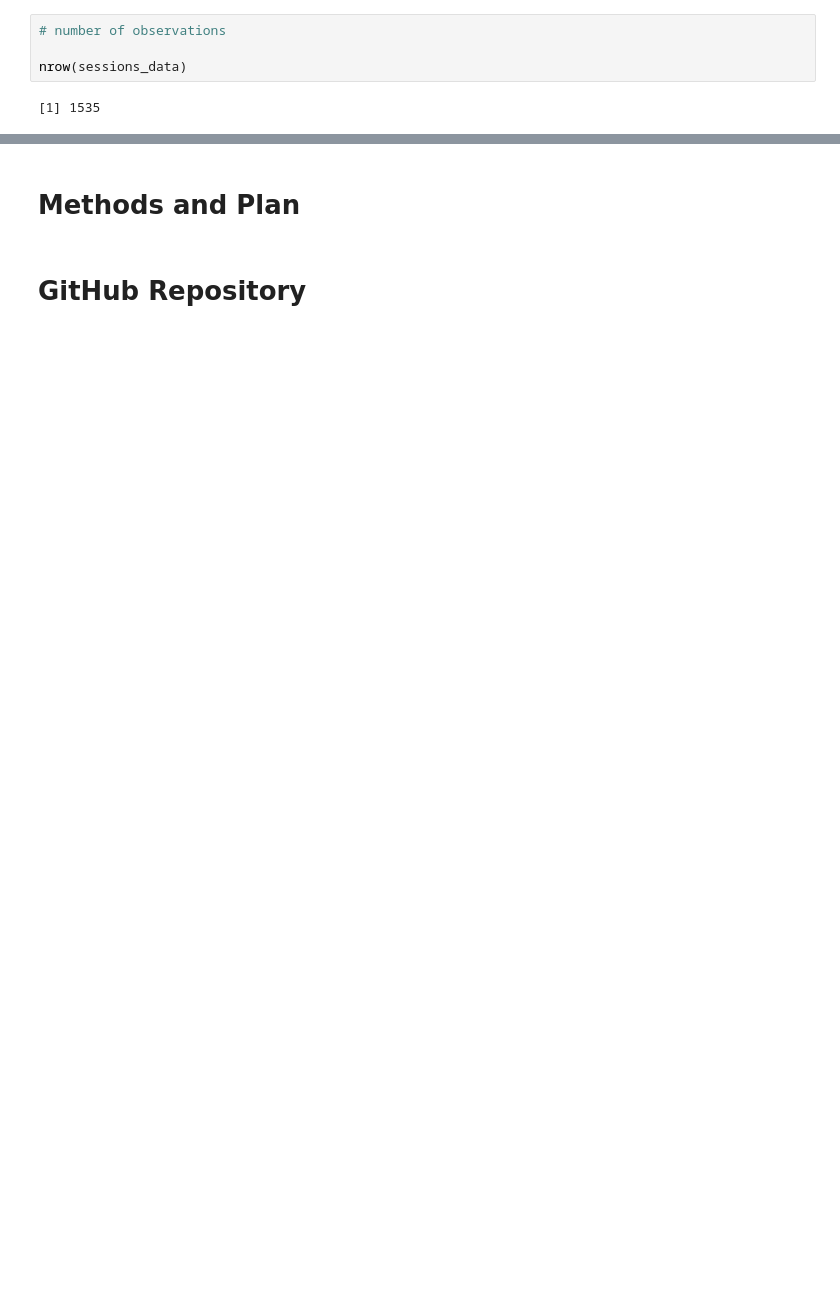
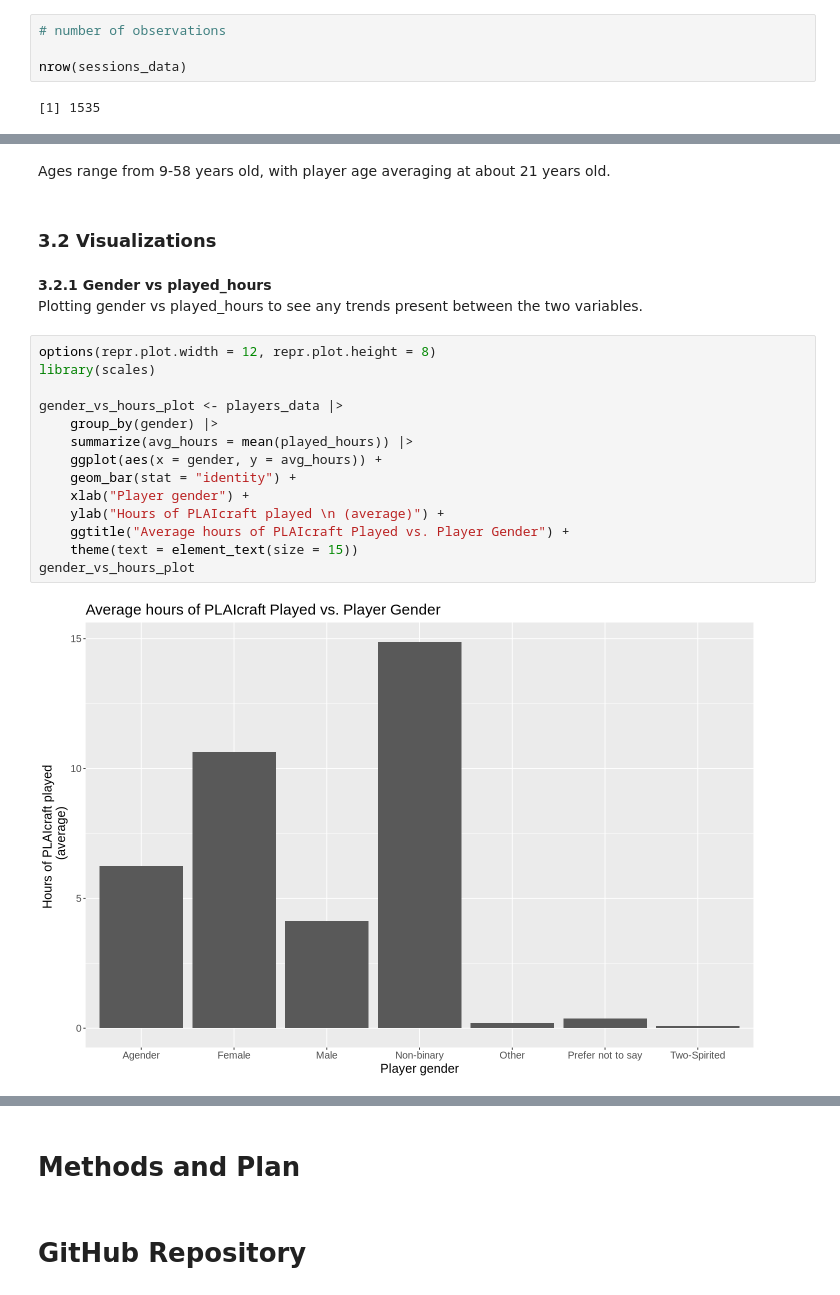
Before and after one commit to audreytmm/group_project, a Jupyter notebook: individual_project_planning.ipynb, the cells around one changed output, grey strips where cells are left out. Drawn from its saved outputs; the diff is of its cells as text; blank space fills up the shorter version.

```diff
--- a/individual_project_planning.ipynb
+++ b/individual_project_planning.ipynb
@@ -174,0 +194,23 @@ A tibble: 1 × 3
+# %% [markdown]
+Ages range from 9-58 years old, with player age averaging at about 21 years old.
+# %% [markdown]
+### 3.2 Visualizations
+# %% [markdown]
+**3.2.1 Gender vs played_hours**\
+Plotting gender vs played_hours to see any trends present between the two variables.
+# %%
+options(repr.plot.width = 12, repr.plot.height = 8)
+library(scales)
+
+gender_vs_hours_plot <- players_data |>
+    group_by(gender) |>
+    summarize(avg_hours = mean(played_hours)) |>
+    ggplot(aes(x = gender, y = avg_hours)) +
+    geom_bar(stat = "identity") +
+    xlab("Player gender") +
+    ylab("Hours of PLAIcraft played \n (average)") +
+    ggtitle("Average hours of PLAIcraft Played vs. Player Gender") +
+    theme(text = element_text(size = 15))
+gender_vs_hours_plot
+# %% [output]
+[figure, added]
```
Also changed, not shown: parts of 33 cells of this notebook.
